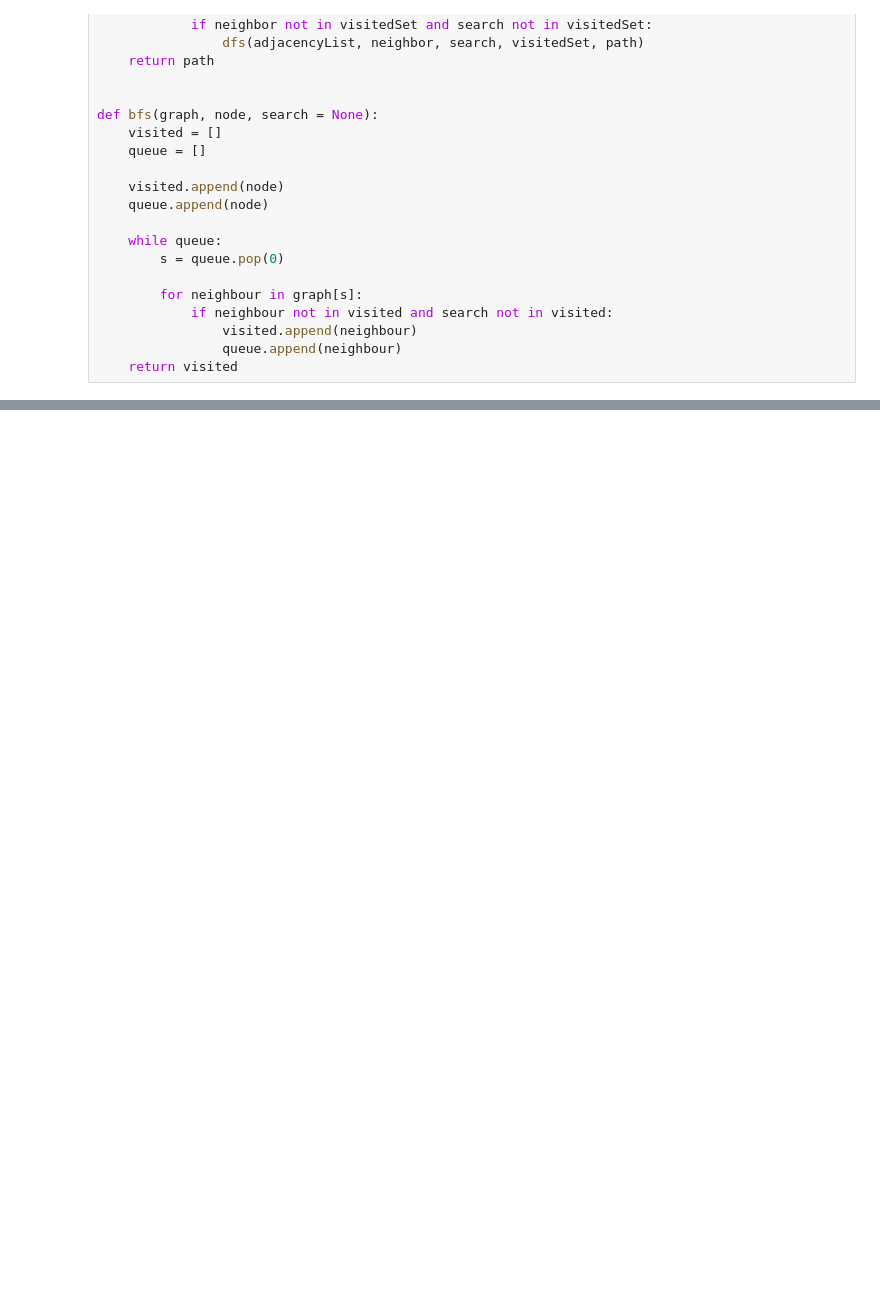
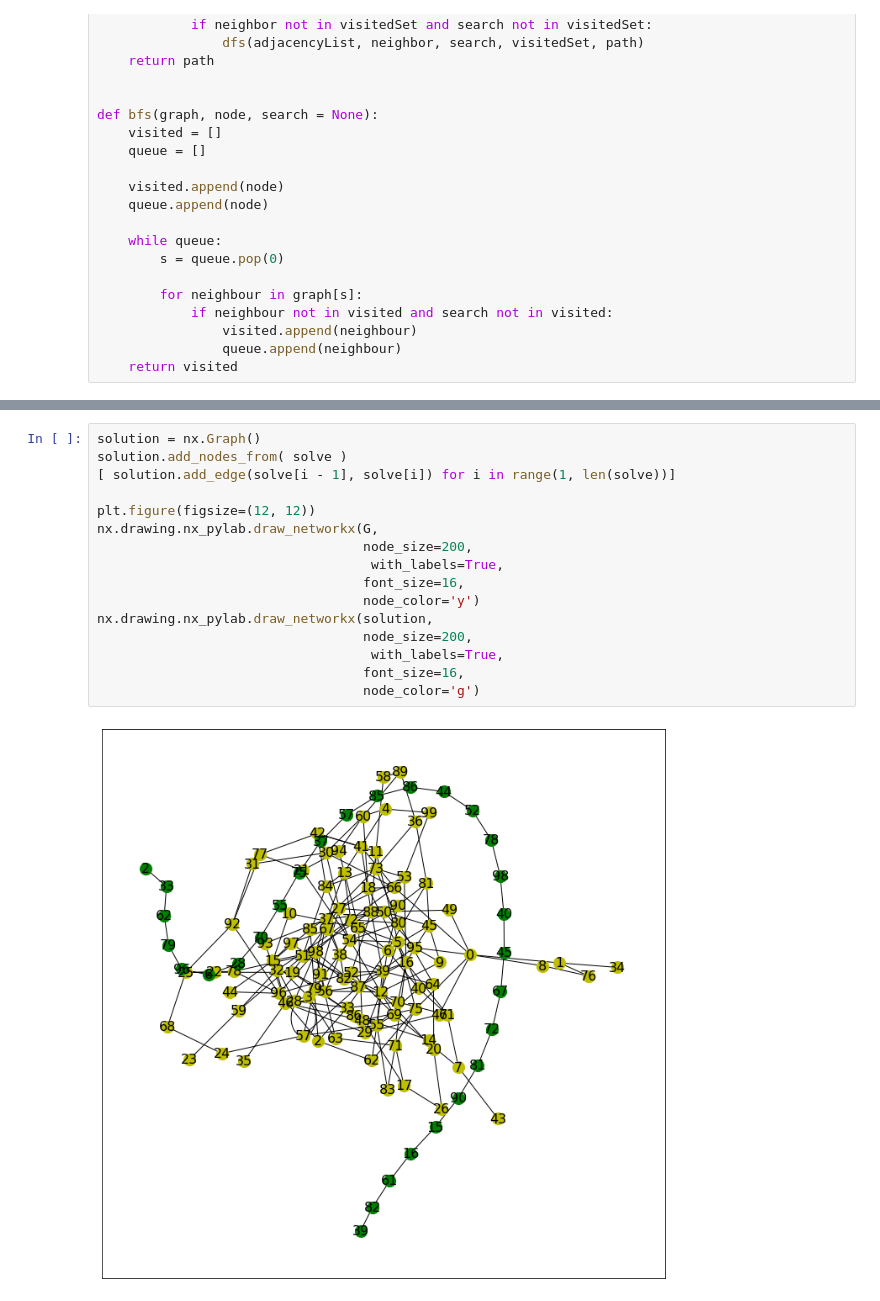
Before and after one commit to vvbark/algorithms-2021-labs, a Jupyter notebook: laboratory_5.ipynb, the cells around one changed output, grey strips where cells are left out. Drawn from its saved outputs; the diff is of its cells as text; blank space fills up the shorter version.

```diff
--- a/laboratory_5.ipynb
+++ b/laboratory_5.ipynb
@@ -109,3 +125,21 @@ print(solve) # Случай поиска необходимого узла
+# %%
+solution = nx.Graph()
+solution.add_nodes_from( solve )
+[ solution.add_edge(solve[i - 1], solve[i]) for i in range(1, len(solve))]
+
+plt.figure(figsize=(12, 12))
+nx.drawing.nx_pylab.draw_networkx(G,
+                                  node_size=200,
+                                   with_labels=True,
+                                  font_size=16,
+                                  node_color='y')
+nx.drawing.nx_pylab.draw_networkx(solution,
+                                  node_size=200,
+                                   with_labels=True,
+                                  font_size=16,
+                                  node_color='g')
+# %% [output]
+[figure, added]
 # %%
 solve, secods = check_time(bfs, args=(adjacency_dict, 2))
 print(solve) # Случа прохода всех возможных узлов
```
Also changed, not shown: parts of 9 cells of this notebook, 6 other files.
